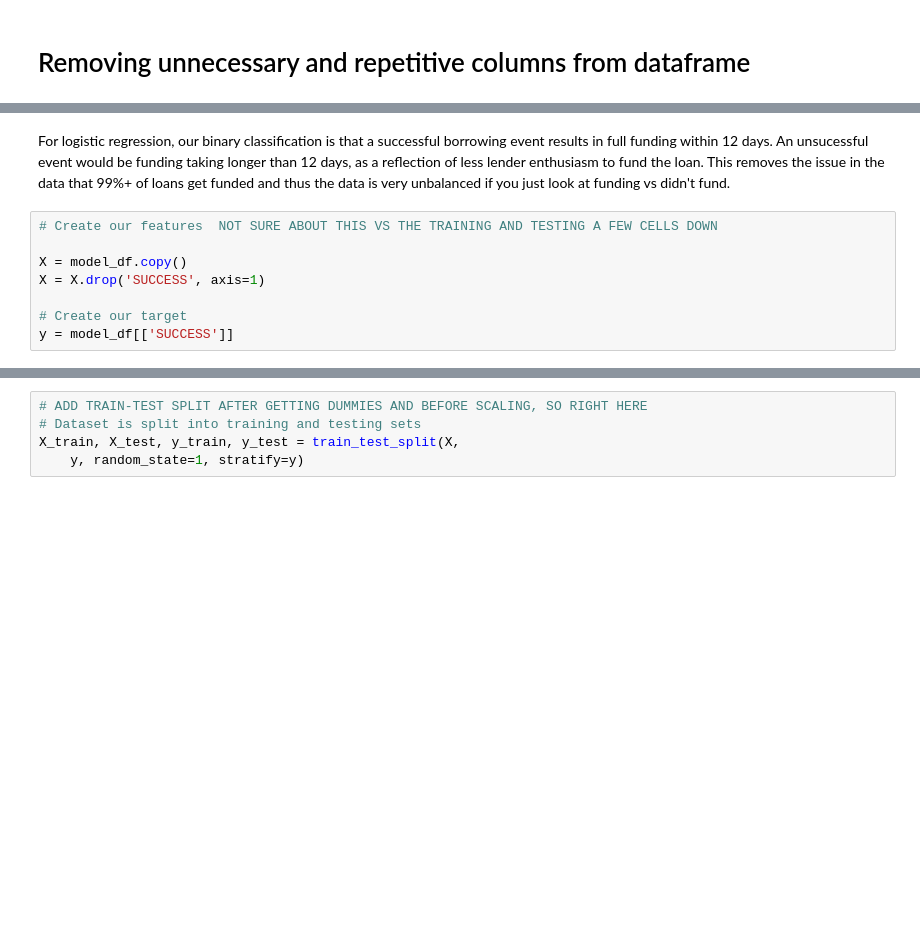
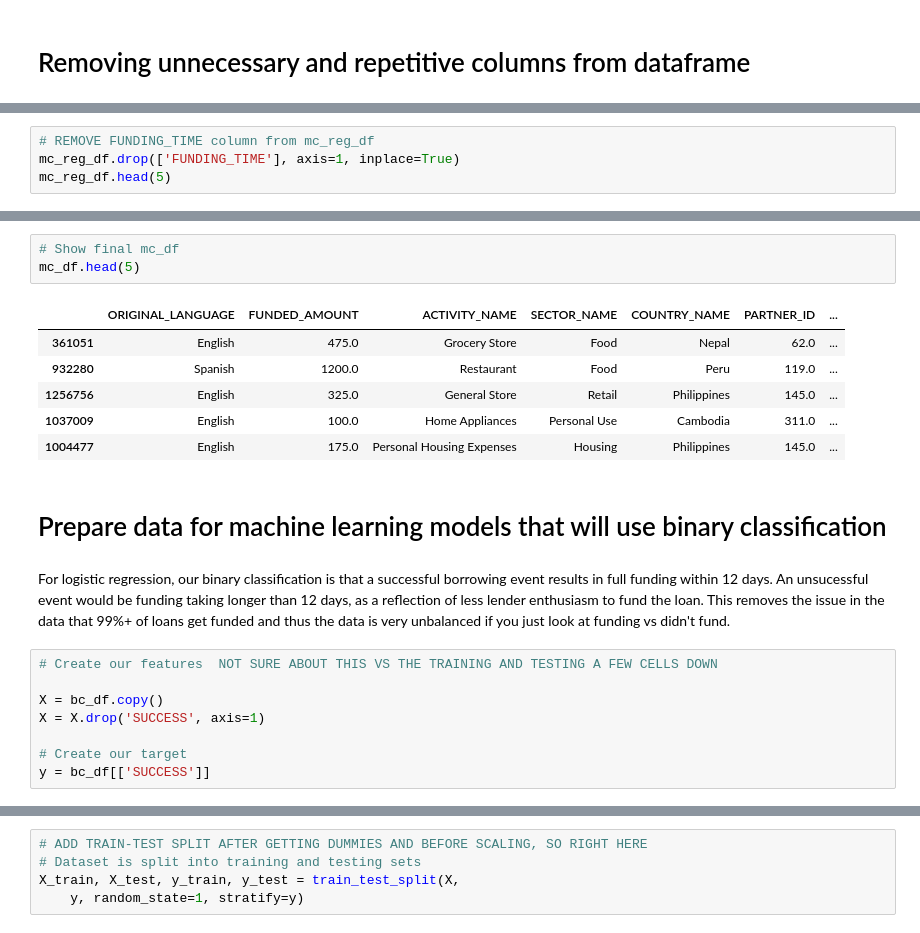
Before and after one commit to emmysobieski/TeamPySpark, a Jupyter notebook: TeamPySpark_ML_Models.ipynb, the cells around one changed output, grey strips where cells are left out. Saved outputs shown, nothing was run; the diff lists cells and outputs as text; blank space fills up the shorter version.

```diff
--- a/TeamPySpark_ML_Models.ipynb
+++ b/TeamPySpark_ML_Models.ipynb
@@ -514,0 +370,4 @@ model_df.head(5)
+# %%
+# REMOVE FUNDING_TIME column from mc_reg_df
+mc_reg_df.drop(['FUNDING_TIME'], axis=1, inplace=True)
+mc_reg_df.head(5)
@@ -515,13 +582,25 @@ model_df.head(5)
+# %%
+# Show final mc_df
+mc_df.head(5)
+# %% [output]
+|  | ORIGINAL_LANGUAGE | FUNDED_AMOUNT | ACTIVITY_NAME | SECTOR_NAME | COUNTRY_NAME | PARTNER_ID | ... |
+| 361051 | English | 475.0 | Grocery Store | Food | Nepal | 62.0 | ... |
+| 932280 | Spanish | 1200.0 | Restaurant | Food | Peru | 119.0 | ... |
+| 1256756 | English | 325.0 | General Store | Retail | Philippines | 145.0 | ... |
+| 1037009 | English | 100.0 | Home Appliances | Personal Use | Cambodia | 311.0 | ... |
+| 1004477 | English | 175.0 | Personal Housing Expenses | Housing | Philippines | 145.0 | ... |
+# %% [markdown]
+# Prepare data for machine learning models that will use binary classification
 # %% [markdown]
 For logistic regression, our binary classification is that a successful borrowing event results in full funding within 12 days.  An unsucessful event would be funding taking longer than 12 days, as a reflection of less lender enthusiasm to fund the loan.  This removes the issue in the data that 99%+ of loans get funded and thus the data is very unbalanced if you just look at funding vs didn't fund.
 # %%
 # Create our features  NOT SURE ABOUT THIS VS THE TRAINING AND TESTING A FEW CELLS DOWN
 
-X = model_df.copy()
+X = bc_df.copy()
 X = X.drop('SUCCESS', axis=1)
 
 # Create our target
-y = model_df[['SUCCESS']]
+y = bc_df[['SUCCESS']]
 # %%
 # Describe X  -- MOST BORROWERS ARE SOLO FEMALES
 
```
Also changed, not shown: parts of 164 cells of this notebook.
